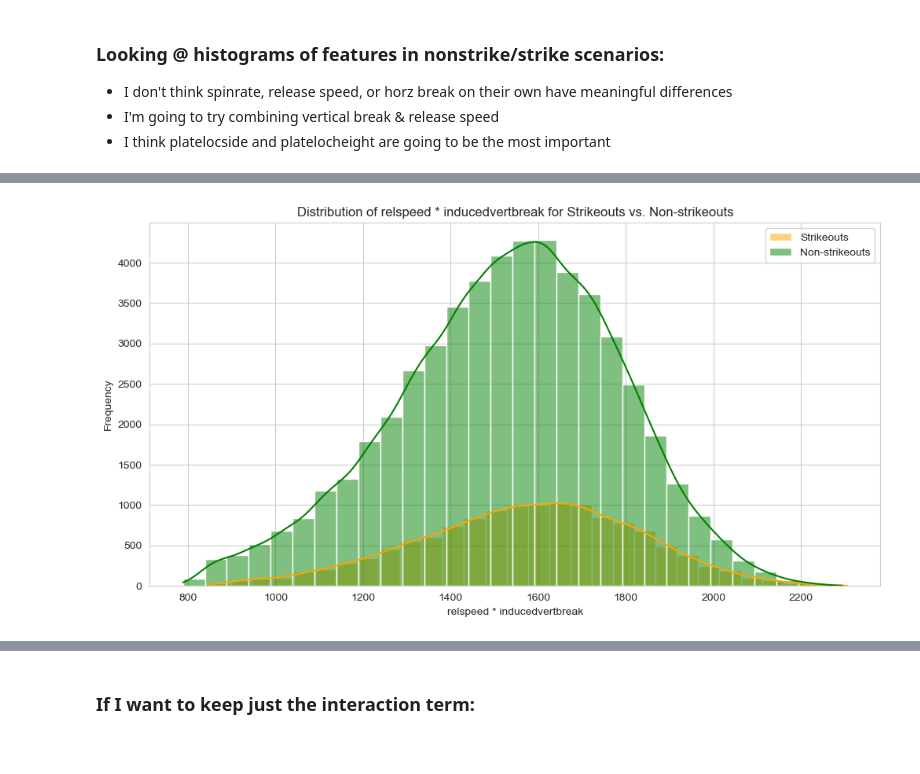
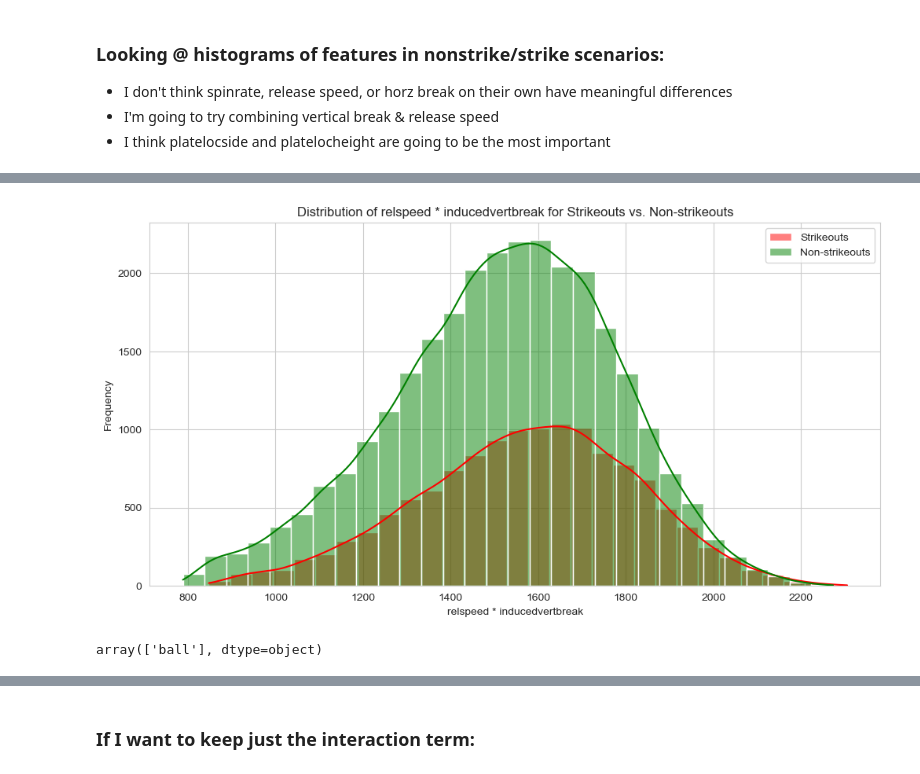
Before and after one commit to NathanG1en/baseball-research, a Jupyter notebook: Modeling.ipynb, the cells around one changed output, grey strips where cells are left out. Cells and saved outputs as stored; diff of their text form; code cells hidden in the pictures.

```diff
--- a/Modeling.ipynb
+++ b/Modeling.ipynb
@@ -79,3 +79,9 @@ data
 | 187403 | Gallegos, Giovanny | FF | B | ball | 2398.320557 | 93.521347 | 10.798670 | 14.733393 | ... |
 | 187404 | Neris, Hector | FF | B | ball | 2299.161377 | 92.606735 | 7.676146 | 17.788908 | ... |
 70971 rows × 11 columns
+# %%
+# Filter the DataFrame to only include the specified event types
+data = data[data['eventtype'].isin(['strikeout', 'strikeout_double_play', 'ball', 'passed ball'])]
+
+# Display the filtered DataFrame
+data
@@ -218,22 +246,26 @@ plt.show()
 # %%
 # Create a new variable that is relspeed and inducedvertbreak multiplied together
 cleaned_data_classwise['relspeed_inducedvertbreak'] = cleaned_data_classwise['relspeed'] * cleaned_data_classwise['inducedvertbreak']
 
 # Separate data into strikeouts and non-strikeouts
 strikeout_data = cleaned_data_classwise[cleaned_data_classwise['strikeout_binary'] == 1]
 non_strikeout_data = cleaned_data_classwise[cleaned_data_classwise['strikeout_binary'] == 0]
 
 # Plot the distribution of the new variable for strikeouts and non-strikeouts
 plt.figure(figsize=(12, 6))
-sns.histplot(strikeout_data['relspeed_inducedvertbreak'], bins=30, kde=True, color='orange', label='Strikeouts')
+sns.histplot(strikeout_data['relspeed_inducedvertbreak'], bins=30, kde=True, color='red', label='Strikeouts')
 sns.histplot(non_strikeout_data['relspeed_inducedvertbreak'], bins=30, kde=True, color='green', label='Non-strikeouts')
 plt.title('Distribution of relspeed * inducedvertbreak for Strikeouts vs. Non-strikeouts')
 plt.xlabel('relspeed * inducedvertbreak')
 plt.ylabel('Frequency')
 plt.legend()
 plt.show()
 # %% [output]
-[figure, old version]
+[figure, new version]
+# %%
+non_strikeout_data['eventtype'].unique()
+# %% [output]
+array(['ball'], dtype=object)
 # %%
 feature_columns = [
         'spinrate', 'relspeed', 'horzbreak', 'inducedvertbreak',
```
Also changed, not shown: parts of 55 cells of this notebook, 1 other file.
